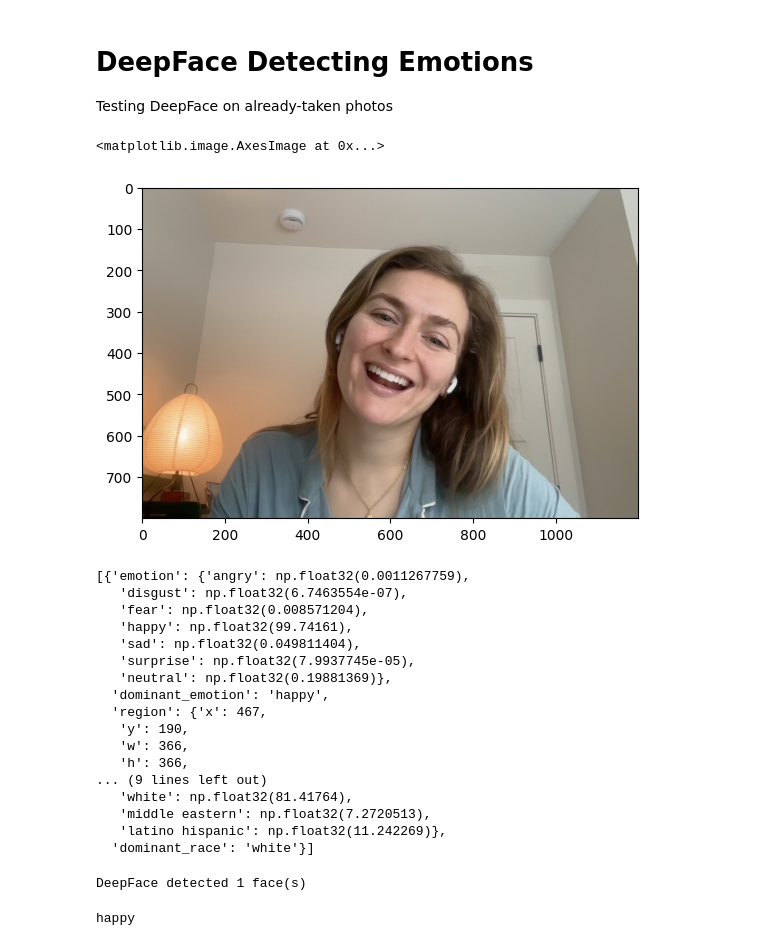
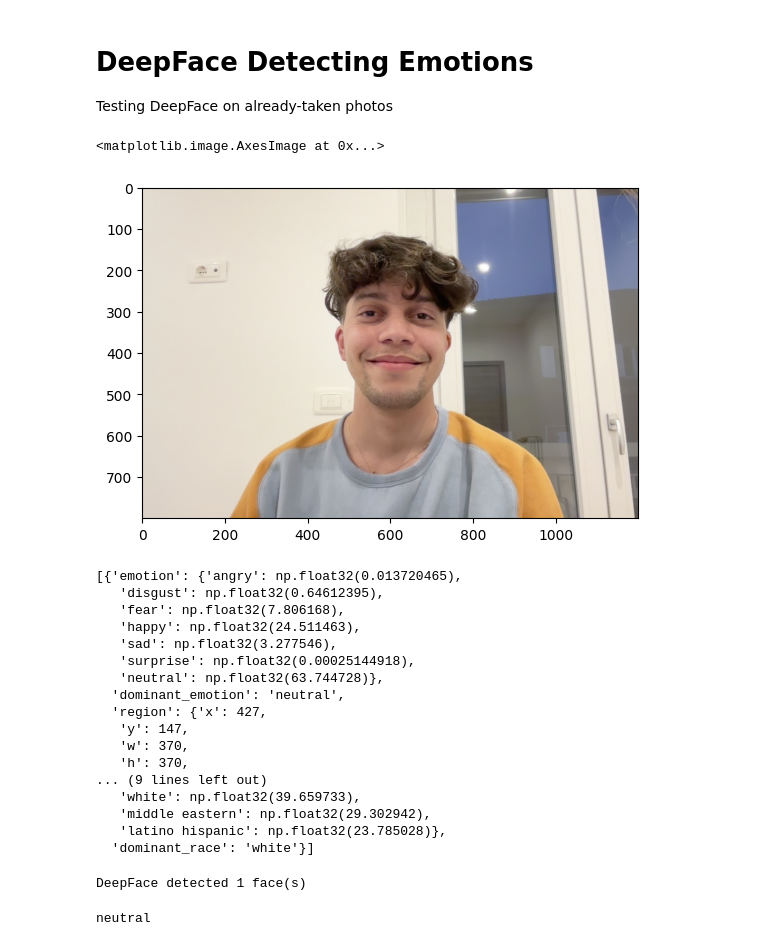
Before and after one commit to maggiebowen/doomstopping, a Jupyter notebook: notebooks/03_deepface_stored_photo.ipynb, the cells around one changed output. Saved outputs shown, nothing was run; the diff lists cells and outputs as text; code cells hidden in the pictures.

```diff
--- a/notebooks/03_deepface_stored_photo.ipynb
+++ b/notebooks/03_deepface_stored_photo.ipynb
@@ -9,32 +9,32 @@ import matplotlib.pyplot as plt
 import json
 import numpy as np
 # %%
-img_path = "../data/images/happy-maggie.jpg"
+img_path = "../data/images/jonas-happy.jpg"
 img = cv2.imread(img_path)
 plt.imshow(img[:, :, ::-1]) # because OpenCV uses BGR (inverted colors)
 # %% [output]
 <matplotlib.image.AxesImage at 0x...>
-[figure, old version]
+[figure, new version]
 # %%
 demography = DeepFace.analyze(img_path, actions=["emotion", "age", "gender", "race"])
 demography
 # %% [output]
-[{'emotion': {'angry': np.float32(0.0011267759),
-   'disgust': np.float32(6.7463554e-07),
-   'fear': np.float32(0.008571204),
-   'happy': np.float32(99.74161),
-   'sad': np.float32(0.049811404),
-   'surprise': np.float32(7.9937745e-05),
-   'neutral': np.float32(0.19881369)},
-  'dominant_emotion': 'happy',
-  'region': {'x': 467,
-   'y': 190,
-   'w': 366,
-   'h': 366,
+[{'emotion': {'angry': np.float32(0.013720465),
+   'disgust': np.float32(0.64612395),
+   'fear': np.float32(7.806168),
+   'happy': np.float32(24.511463),
+   'sad': np.float32(3.277546),
+   'surprise': np.float32(0.00025144918),
+   'neutral': np.float32(63.744728)},
+  'dominant_emotion': 'neutral',
+  'region': {'x': 427,
+   'y': 147,
+   'w': 370,
+   'h': 370,
 ... (9 lines left out)
-   'white': np.float32(81.41764),
-   'middle eastern': np.float32(7.2720513),
-   'latino hispanic': np.float32(11.242269)},
+   'white': np.float32(39.659733),
+   'middle eastern': np.float32(29.302942),
+   'latino hispanic': np.float32(23.785028)},
   'dominant_race': 'white'}]
 # %%
 print(f"DeepFace detected {len(demography)} face(s)")
@@ -45,4 +45,4 @@ face = demography[0]
 
 print(face['dominant_emotion'])
 # %% [output]
-happy
+neutral
```
Also changed, not shown: 5 other files.
